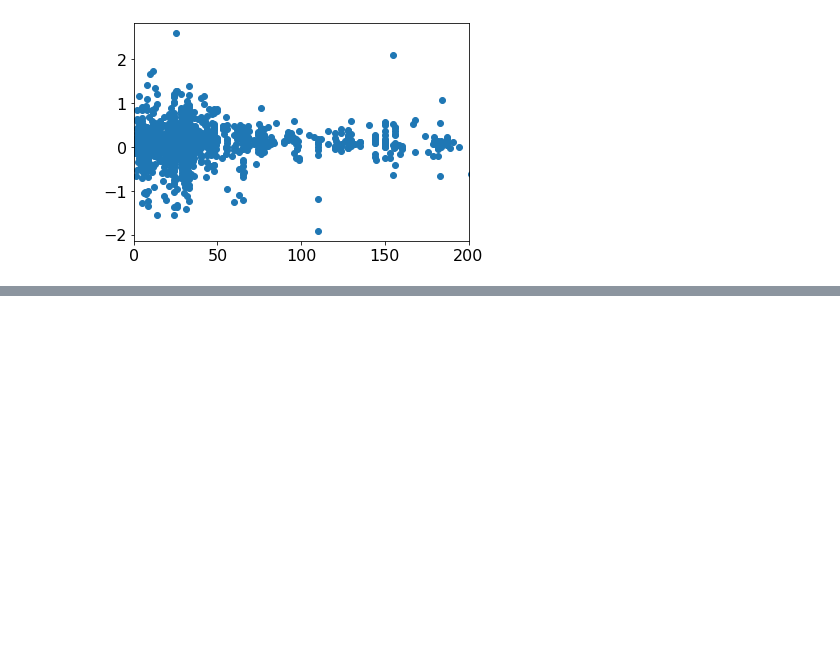
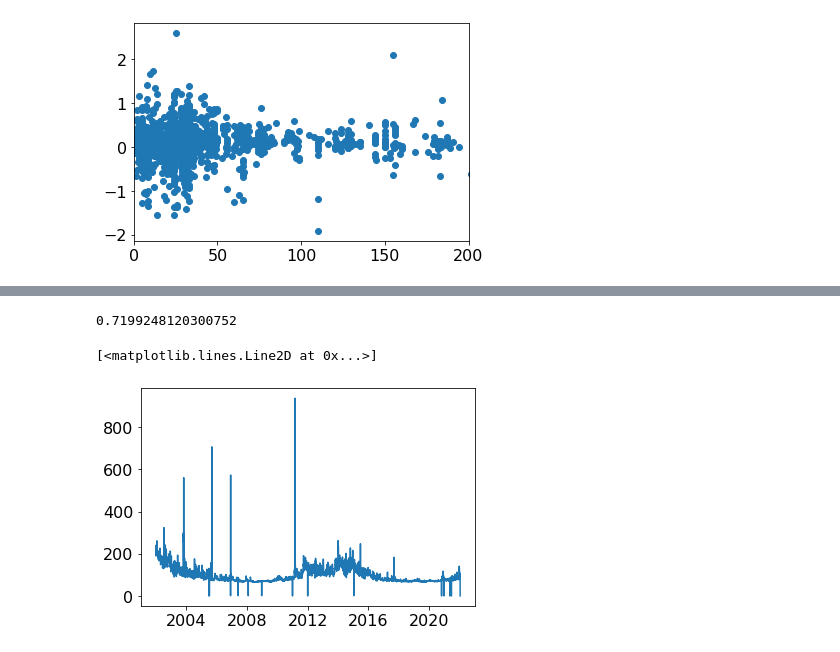
Before and after one commit to andyismapping/mscthesis_v2, a Jupyter notebook: aux_plots_tables.ipynb, the cells around one changed output, grey strips where cells are left out. Cells and saved outputs as stored; diff of their text form; code cells hidden in the pictures; blank space fills up the shorter version.

```diff
--- a/aux_plots_tables.ipynb
+++ b/aux_plots_tables.ipynb
@@ -35,0 +58,4 @@ plt.xlim(0,200)
+# %%
+383/532
+# %% [output]
+0.7199248120300752
@@ -35,0 +65,5 @@ plt.xlim(0,200)
+# %%
+plt.plot(f107_plot['date_simplified'],f107_plot['F10.7obs'])
+# %% [output]
+[<matplotlib.lines.Line2D at 0x...>]
+[figure, added]
```
Also changed, not shown: parts of 14 cells of this notebook, 3 other files.
